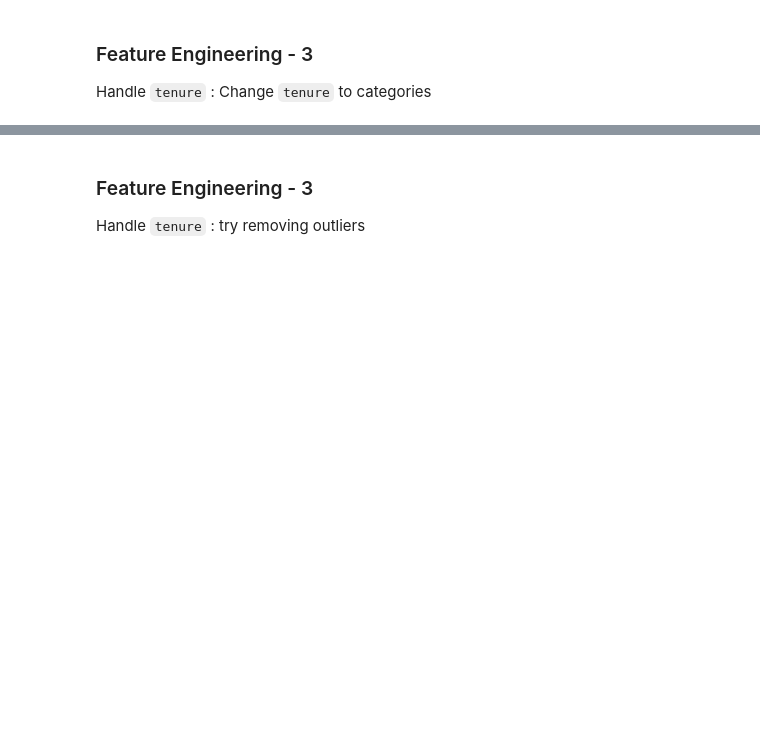
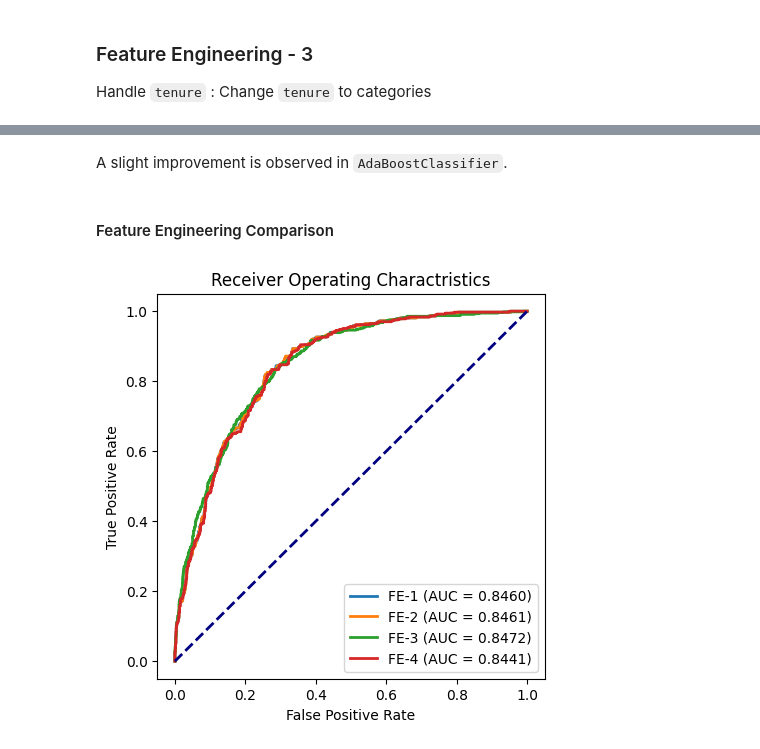
Before and after one commit to ge0rgeth0mas/telco-customer-churn, a Jupyter notebook: telco_customer_churn/modeling/model_feature_selection.ipynb, the cells around one changed output, grey strips where cells are left out. Saved outputs shown, nothing was run; the diff lists cells and outputs as text; code cells hidden in the pictures; blank space fills up the shorter version.

```diff
--- a/telco_customer_churn/modeling/model_feature_selection.ipynb
+++ b/telco_customer_churn/modeling/model_feature_selection.ipynb
@@ -356,4 +415,49 @@ models3.loc[select_models]-models2.loc[select_models]
+# %% [markdown]
+A slight improvement is observed in `AdaBoostClassifier`.
 # %% [markdown]
-### Feature Engineering - 3
-
-Handle `tenure` : try removing outliers
+#### Feature Engineering Comparison
+# %%
+from sklearn.metrics import roc_curve, auc
+from sklearn.linear_model import LogisticRegression
+
+def roc_auc_comparison(model, datasets):
+
+    plt.figure(figsize=(5, 5))
+    model_name = model.__class__.__name__
+
+    for key, data in datasets.items():
+        X_train, X_test, y_train, y_test = data
+        model.fit(X_train, y_train)
+
+        # Check if the model has the predict_proba method
+        if hasattr(model, 'predict_proba'):
+            y_score = model.predict_proba(X_test)[:, 1]
+        # Otherwise, use decision_function for LinearSVC
+        else:
+            y_score = model.decision_function(X_test)
+
+        fpr, tpr, _ = roc_curve(y_test, y_score)
+        roc_auc = auc(fpr,tpr)
+
+        plt.plot(fpr, tpr, lw=2, label=f'{key} (AUC = {roc_auc:.4f})')
+
+    plt.xlabel("False Positive Rate")
+    plt.ylabel("True Positive Rate")
+    plt.title(f"Receiver Operating Charactristics for {model_name}")
+    plt.legend(loc="lower right")
+
+    #Diagonal Line
+    plt.plot([0,1], [0,1], color = 'navy', lw=2, linestyle='--')
+
+    plt.show()
+# %%
+logreg = LogisticRegression()
+
+datasets = {"FE-1":[X_train_OH1, X_test_OH1, y_train1, y_test1],
+             "FE-2":[X_train_OH2, X_test_OH2, y_train2, y_test2],
+             "FE-3":[X_train_OH3, X_test_OH3, y_train3, y_test3],
+             "FE-4":[X_train_OH4, X_test_OH4, y_train4, y_test4]}
+
+roc_auc_comparison(logreg, datasets)
+# %% [output]
+[figure, added]
```
Also changed, not shown: parts of 27 cells of this notebook, 1 other file.
